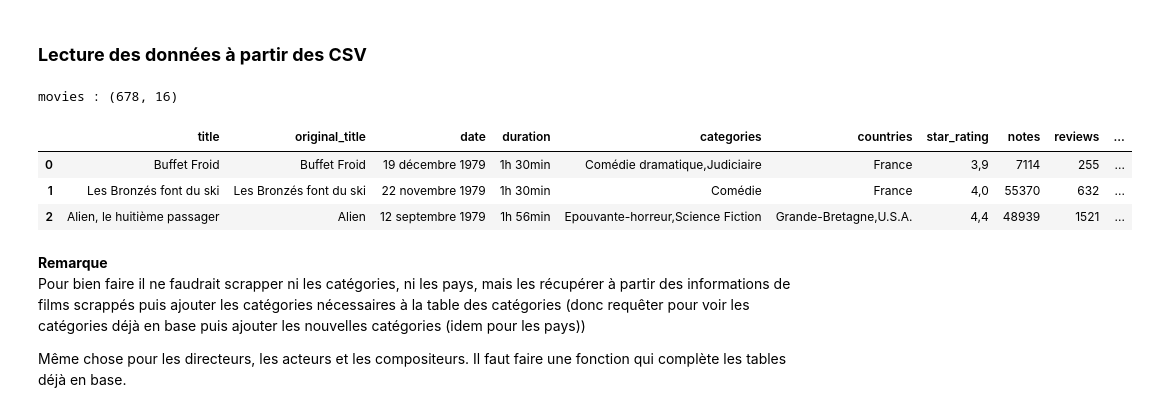
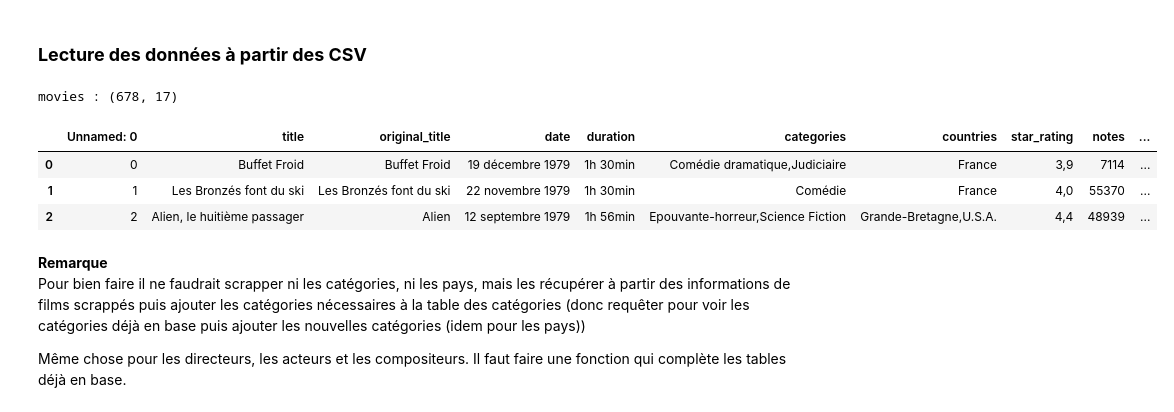
Before and after one commit to Franck-LF/projectBlock1, a Jupyter notebook: DBmovies.ipynb, the cells around one changed output. Drawn from its saved outputs; the diff is of its cells as text; code cells hidden in the pictures.

```diff
--- a/DBmovies.ipynb
+++ b/DBmovies.ipynb
@@ -285,25 +285,32 @@ def fill_in_pivot_table(table_name, field, lst_values, movie_id, cursor):
 # %%
 # ds_categories = pd.read_csv('csv/categories.csv', delimiter = ',')
 # ds_categories = ds_categories[ds_categories.columns[0]]
 # ds_countries = pd.read_csv('csv/countries.csv', delimiter = ',')
 # ds_countries = ds_countries[ds_countries.columns[0]]
 
-# df_movies = pd.read_csv('csv/movies_year_1982.csv', delimiter = ',')
-# df_movies = pd.read_csv('csv/movies_decade_80.csv', delimiter = ',')
-# df_movies = pd.read_csv('csv/movies_year_1960_to_1970.csv', delimiter = ',')
-df_movies = pd.read_csv('csv/movies_year_1970_to_1980.csv', delimiter = ',')
-df_movies = df_movies[df_movies.columns[1:]]
+df_movies = pd.read_csv('csv/movies_year_1960_to_1970.csv', delimiter = ',')
+# df_movies = pd.read_csv('csv/movies_year_1970_to_1980.csv', delimiter = ',')
+# df_movies = pd.read_csv('csv/movies_year_1980_to_1990.csv', delimiter = ',')
+# df_movies = pd.read_csv('csv/movies_year_1990_to_1995.csv', delimiter = ',')
+# df_movies = pd.read_csv('csv/movies_year_1995_to_2000.csv', delimiter = ',')
+# df_movies = pd.read_csv('csv/movies_year_2000_to_2003.csv', delimiter = ',')
+# df_movies = pd.read_csv('csv/movies_year_2003_to_2006.csv', delimiter = ',')
+# df_movies = pd.read_csv('csv/movies_year_2006_to_2010.csv', delimiter = ',')
+# df_movies = pd.read_csv('csv/movies_year_2010_to_2015.csv', delimiter = ',')
+# df_movies = pd.read_csv('csv/movies_year_2015_to_2019.csv', sep = ',')
+# df_movies = pd.read_csv('csv/movies_year_2019_to_2022.csv', sep = ',')
+# df_movies = pd.read_csv('csv/movies_year_2022_to_2025.csv', sep = ',')
 
 # print("Categories :", ds_categories.shape)
 # print("Countries :", ds_countries.shape)
 print("movies :", df_movies.shape)
 df_movies.head(3)
 # %% [output]
-movies : (678, 16)
+movies : (678, 17)
-|  | title | original_title | date | duration | categories | countries | star_rating | notes | reviews | ... |
-| 0 | Buffet Froid | Buffet Froid | 19 décembre 1979 | 1h 30min | Comédie dramatique,Judiciaire | France | 3,9 | 7114 | 255 | ... |
-| 1 | Les Bronzés font du ski | Les Bronzés font du ski | 22 novembre 1979 | 1h 30min | Comédie | France | 4,0 | 55370 | 632 | ... |
-| 2 | Alien, le huitième passager | Alien | 12 septembre 1979 | 1h 56min | Epouvante-horreur,Science Fiction | Grande-Bretagne,U.S.A. | 4,4 | 48939 | 1521 | ... |
+|  | Unnamed: 0 | title | original_title | date | duration | categories | countries | star_rating | notes | ... |
+| 0 | 0 | Buffet Froid | Buffet Froid | 19 décembre 1979 | 1h 30min | Comédie dramatique,Judiciaire | France | 3,9 | 7114 | ... |
+| 1 | 1 | Les Bronzés font du ski | Les Bronzés font du ski | 22 novembre 1979 | 1h 30min | Comédie | France | 4,0 | 55370 | ... |
+| 2 | 2 | Alien, le huitième passager | Alien | 12 septembre 1979 | 1h 56min | Epouvante-horreur,Science Fiction | Grande-Bretagne,U.S.A. | 4,4 | 48939 | ... |
 # %% [markdown]
 **Remarque**<br>
 Pour bien faire il ne faudrait scrapper ni les catégories, ni les pays, mais les récupérer à partir des informations de films scrappés puis ajouter les catégories nécessaires à la table des catégories (donc requêter pour voir les catégories déjà en base puis ajouter les nouvelles catégories (idem pour les pays))
```
